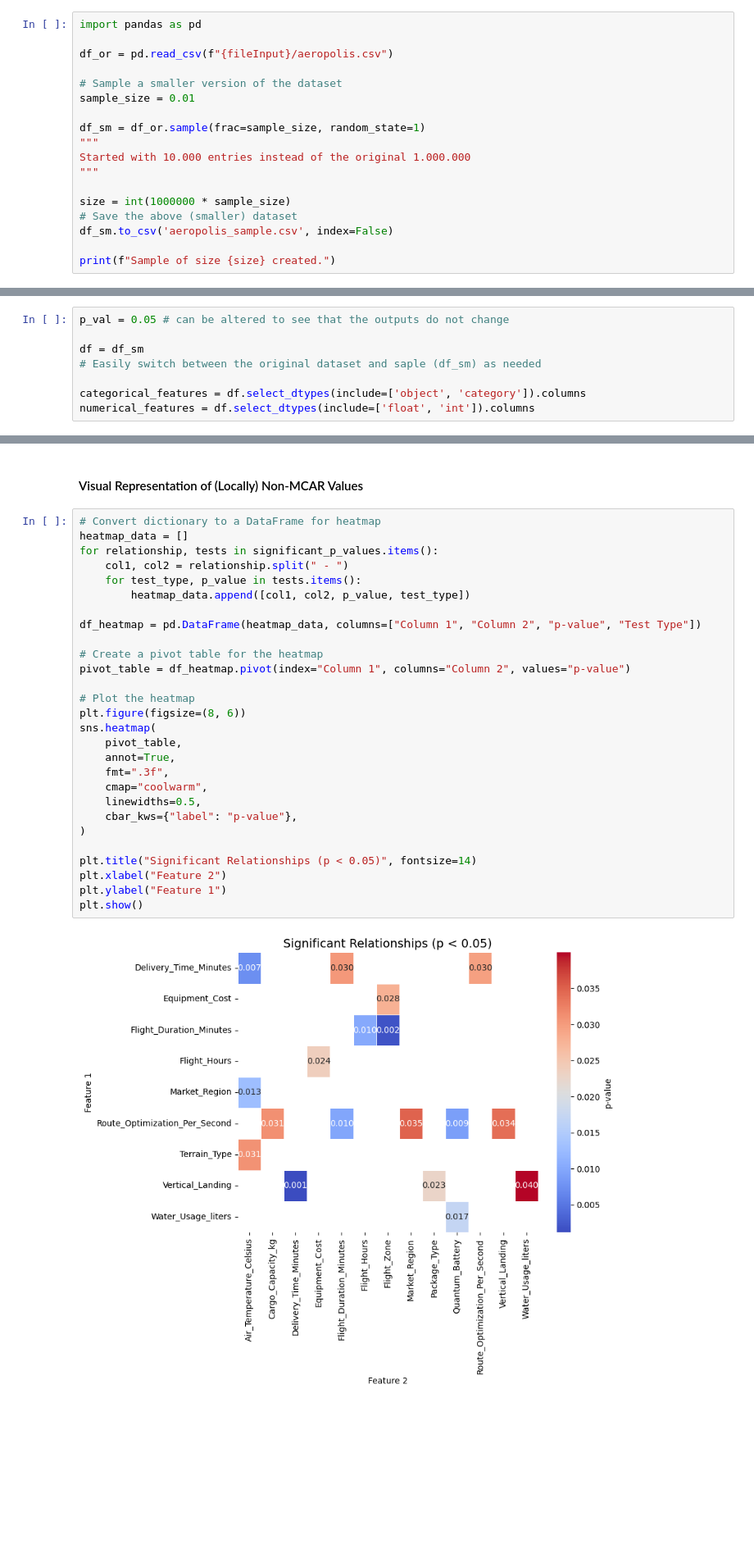
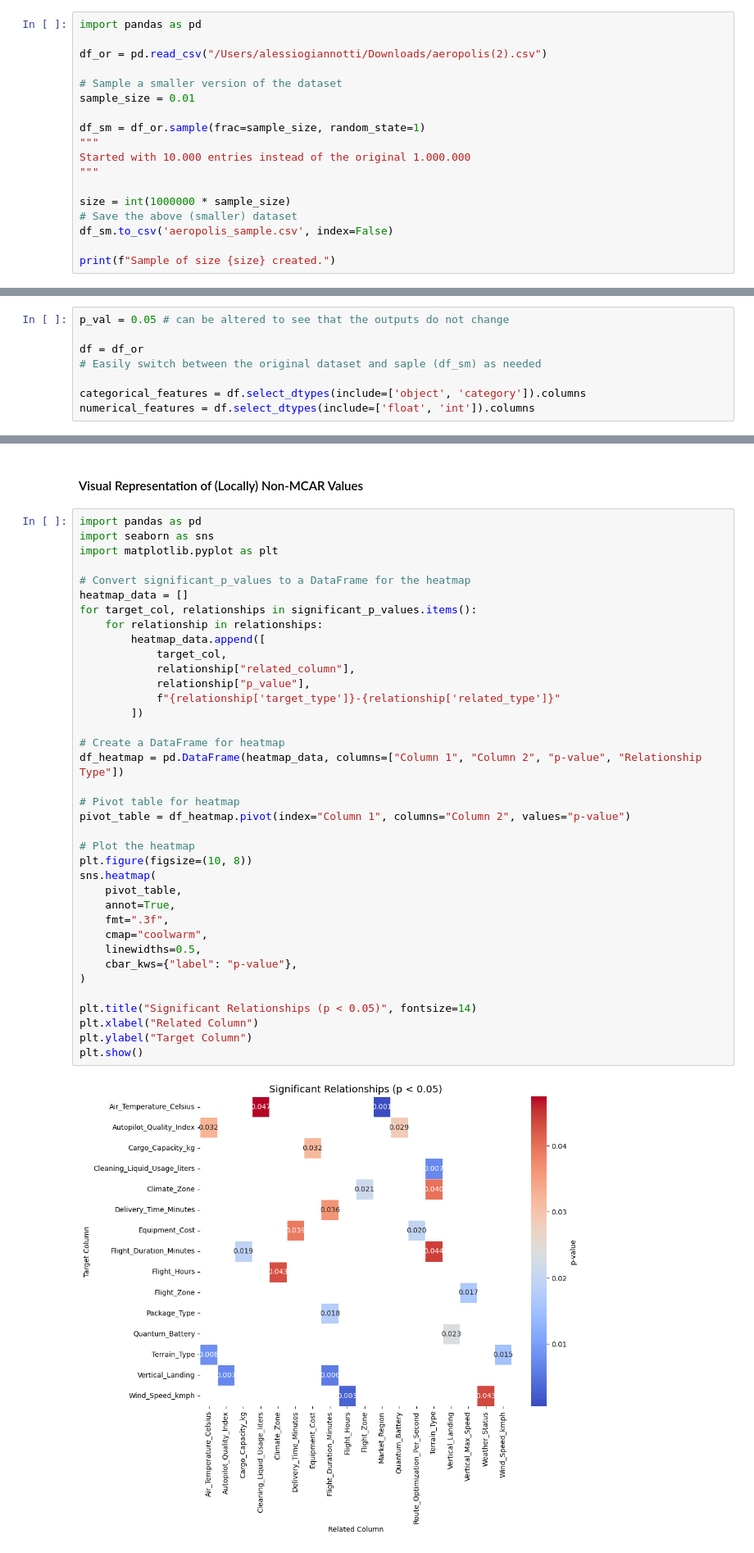
Before and after one commit to yaseminates/Aeropolis_AIML_296881, a Jupyter notebook: main.ipynb, the cells around one changed output, grey strips where cells are left out. Shown at 82% size. Saved outputs shown, nothing was run; the diff lists cells and outputs as text; blank space fills up the shorter version.

```diff
--- a/main.ipynb
+++ b/main.ipynb
@@ -83,7 +83,7 @@ Please enter the path to the file:
 # %%
 import pandas as pd
 
-df_or = pd.read_csv(f"{fileInput}/aeropolis.csv")
+df_or = pd.read_csv("/Users/alessiogiannotti/Downloads/aeropolis(2).csv")
 
 # Sample a smaller version of the dataset
 sample_size = 0.01
@@ -295,7 +295,7 @@ We believe this close-to-none correlation is most likely caused by random genera
 # %%
 p_val = 0.05 # can be altered to see that the outputs do not change
 
-df = df_sm
+df = df_or
 # Easily switch between the original dataset and saple (df_sm) as needed
 
 categorical_features = df.select_dtypes(include=['object', 'category']).columns
@@ -596,35 +614,44 @@ for related_cols, tests in significant_p_values.items():
 # %% [markdown]
 #### Visual Representation of (Locally) Non-MCAR Values
 # %%
-# Convert dictionary to a DataFrame for heatmap
+import pandas as pd
+import seaborn as sns
+import matplotlib.pyplot as plt
+
+# Convert significant_p_values to a DataFrame for the heatmap
 heatmap_data = []
-for relationship, tests in significant_p_values.items():
-    col1, col2 = relationship.split(" - ")
-    for test_type, p_value in tests.items():
-        heatmap_data.append([col1, col2, p_value, test_type])
+for target_col, relationships in significant_p_values.items():
+    for relationship in relationships:
+        heatmap_data.append([
+            target_col,
+            relationship["related_column"],
+            relationship["p_value"],
+            f"{relationship['target_type']}-{relationship['related_type']}"
+        ])
 
-df_heatmap = pd.DataFrame(heatmap_data, columns=["Column 1", "Column 2", "p-value", "Test Type"])
+# Create a DataFrame for heatmap
+df_heatmap = pd.DataFrame(heatmap_data, columns=["Column 1", "Column 2", "p-value", "Relationship Type"])
 
-# Create a pivot table for the heatmap
+# Pivot table for heatmap
 pivot_table = df_heatmap.pivot(index="Column 1", columns="Column 2", values="p-value")
 
 # Plot the heatmap
-plt.figure(figsize=(8, 6))
+plt.figure(figsize=(10, 8))
 sns.heatmap(
     pivot_table,
     annot=True,
     fmt=".3f",
     cmap="coolwarm",
     linewidths=0.5,
     cbar_kws={"label": "p-value"},
 )
 
 plt.title("Significant Relationships (p < 0.05)", fontsize=14)
-plt.xlabel("Feature 2")
-plt.ylabel("Feature 1")
+plt.xlabel("Related Column")
+plt.ylabel("Target Column")
 plt.show()
 # %% [output]
-[figure, old version]
+[figure, new version]
 # %% [markdown]
 #### Proof of Overall MCAR Nature
 
```
Also changed, not shown: parts of 18 cells of this notebook, 1 other file.
